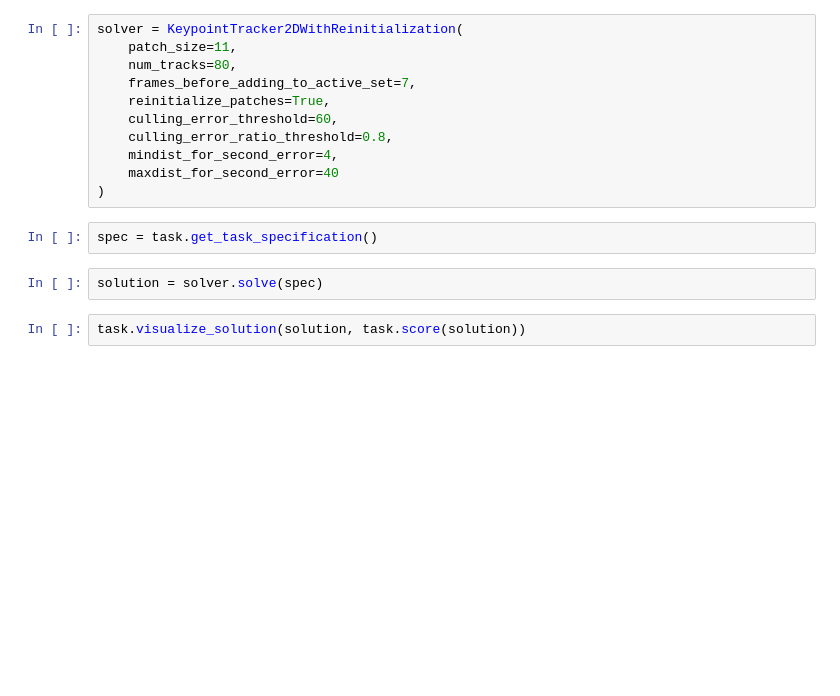
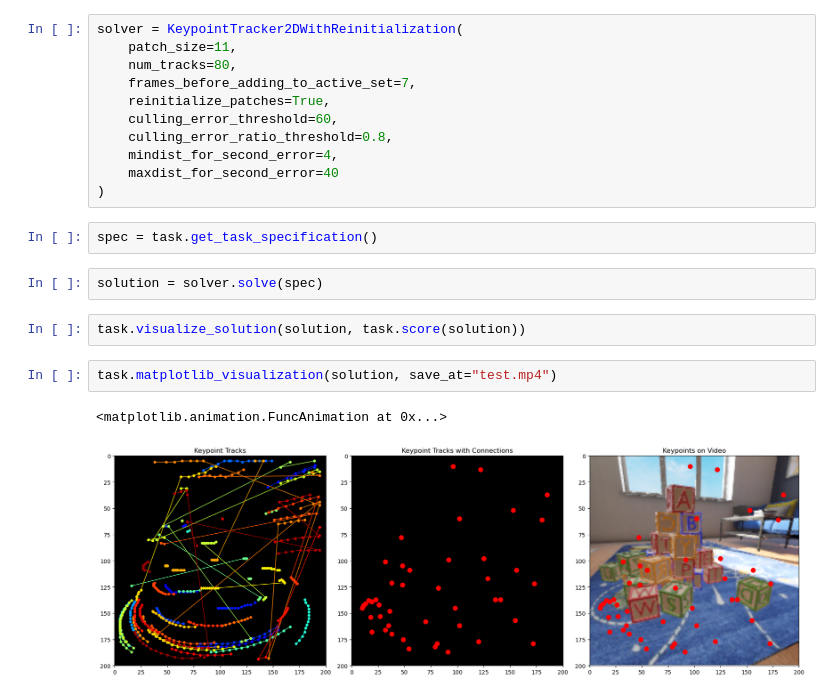
Before and after one commit to probcomp/b3d, a Jupyter notebook: notebooks/gm/multiple_patch_tracking_2d/04_reinstantiation_2.ipynb, the cells around one changed output. Saved outputs shown, nothing was run; the diff lists cells and outputs as text; blank space fills up the shorter version.

Commit message:
refactor + add matplotlib video_to_tracks viz anim

```diff
--- a/notebooks/gm/multiple_patch_tracking_2d/04_reinstantiation_2.ipynb
+++ b/notebooks/gm/multiple_patch_tracking_2d/04_reinstantiation_2.ipynb
@@ -39,3 +39,8 @@ spec = task.get_task_specification()
 solution = solver.solve(spec)
 # %%
 task.visualize_solution(solution, task.score(solution))
+# %%
+task.matplotlib_visualization(solution, save_at="test.mp4")
+# %% [output]
+<matplotlib.animation.FuncAnimation at 0x...>
+[figure, added]
```
Also changed, not shown: 5 other files.
